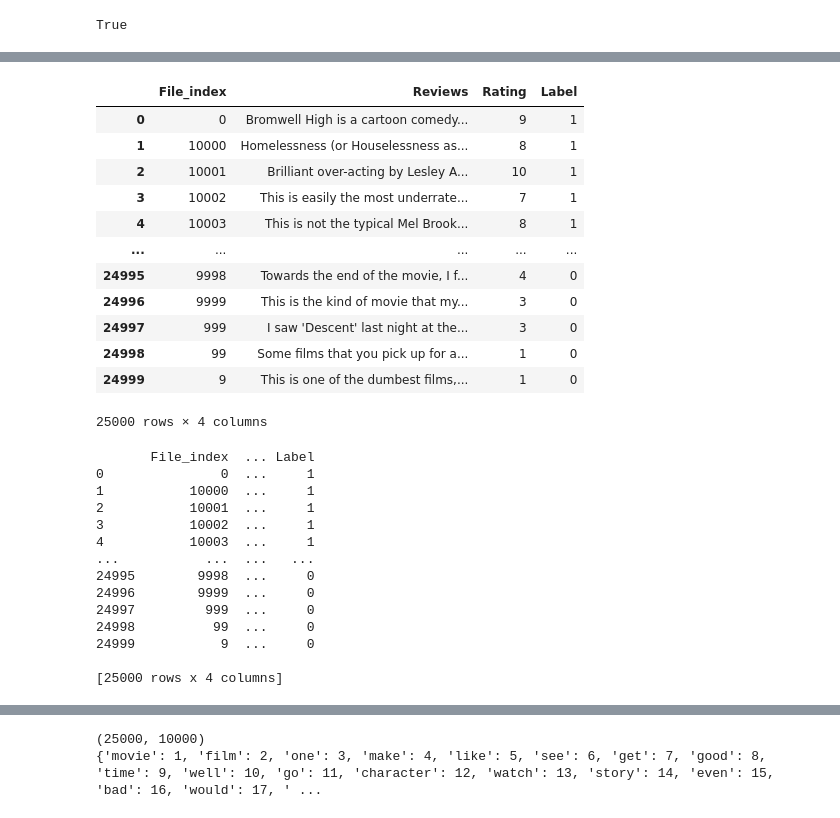
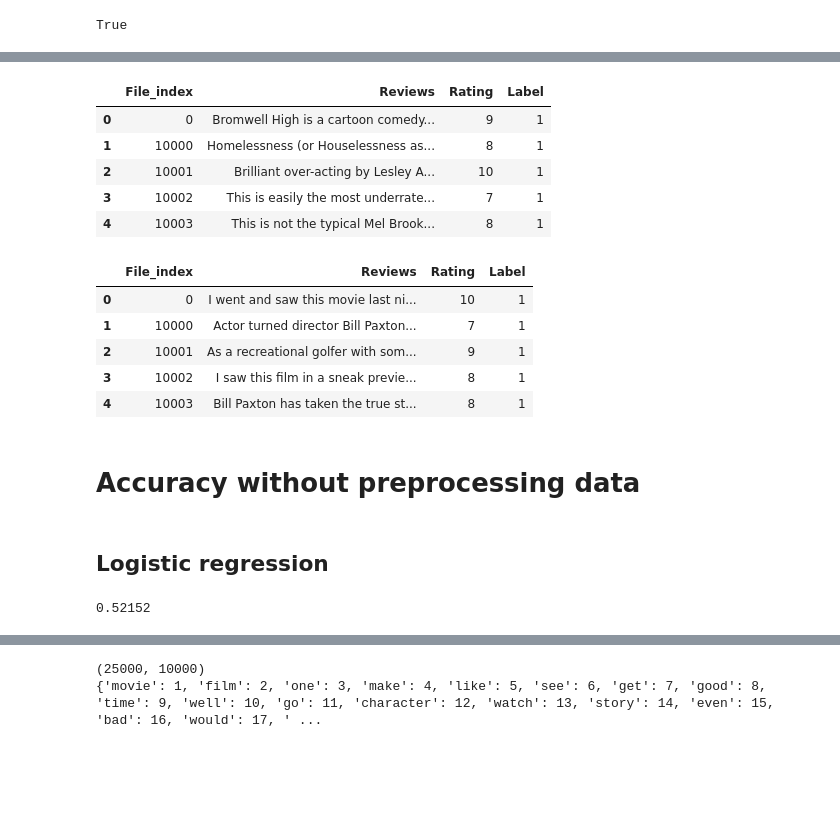
Before and after one commit to ruoxipan/sentiment-analysis, a Jupyter notebook: sml__tf_keras.ipynb, the cells around one changed output, grey strips where cells are left out. Saved outputs shown, nothing was run; the diff lists cells and outputs as text; code cells hidden in the pictures; blank space fills up the shorter version.

```diff
--- a/sml__tf_keras.ipynb
+++ b/sml__tf_keras.ipynb
@@ -51,38 +64,25 @@ Mounted at /gdrive
 train_df = pd.read_csv('/gdrive/My Drive/IMDb_review_dataset/train_data.csv')
 test_df = pd.read_csv('/gdrive/My Drive/IMDb_review_dataset/test_data.csv')
 # %%
-display(train_df)
-print(test_df)
+display(train_df.head())
+display(test_df.head())
 # %% [output]
 |  | File_index | Reviews | Rating | Label |
 | 0 | 0 | Bromwell High is a cartoon comedy... | 9 | 1 |
 | 1 | 10000 | Homelessness (or Houselessness as... | 8 | 1 |
 | 2 | 10001 | Brilliant over-acting by Lesley A... | 10 | 1 |
 | 3 | 10002 | This is easily the most underrate... | 7 | 1 |
 | 4 | 10003 | This is not the typical Mel Brook... | 8 | 1 |
-| ... | ... | ... | ... | ... |
-| 24995 | 9998 | Towards the end of the movie, I f... | 4 | 0 |
-| 24996 | 9999 | This is the kind of movie that my... | 3 | 0 |
-| 24997 | 999 | I saw 'Descent' last night at the... | 3 | 0 |
-| 24998 | 99 | Some films that you pick up for a... | 1 | 0 |
-| 24999 | 9 | This is one of the dumbest films,... | 1 | 0 |
-25000 rows × 4 columns
-       File_index  ... Label
-0               0  ...     1
-1           10000  ...     1
-2           10001  ...     1
-3           10002  ...     1
-4           10003  ...     1
-...           ...  ...   ...
-24995        9998  ...     0
-24996        9999  ...     0
-24997         999  ...     0
-24998          99  ...     0
-24999           9  ...     0
-
-[25000 rows x 4 columns]
+|  | File_index | Reviews | Rating | Label |
+| 0 | 0 | I went and saw this movie last ni... | 10 | 1 |
+| 1 | 10000 | Actor turned director Bill Paxton... | 7 | 1 |
+| 2 | 10001 | As a recreational golfer with som... | 9 | 1 |
+| 3 | 10002 | I saw this film in a sneak previe... | 8 | 1 |
+| 4 | 10003 | Bill Paxton has taken the true st... | 8 | 1 |
 # %%
 train_X = train_df['Reviews'].tolist()
 test_X = test_df['Reviews'].tolist()
 train_labels = train_df['Label']
 test_labels = test_df['Label']
+# %% [markdown]
+# Accuracy without preprocessing data
@@ -88,0 +93,9 @@ test_labels = test_df['Label']
+# %% [markdown]
+## Logistic regression
+# %%
+wp_cv_log = LogisticRegression()
+wp_cv_log.fit(wp_cv_train, train_labels)
+wp_cv_log_pred = wp_cv_log.predict(wp_cv_test)
+print(accuracy_score(wp_cv_log_pred, test_labels))
+# %% [output]
+0.52152
```
Also changed, not shown: parts of 82 cells of this notebook.
